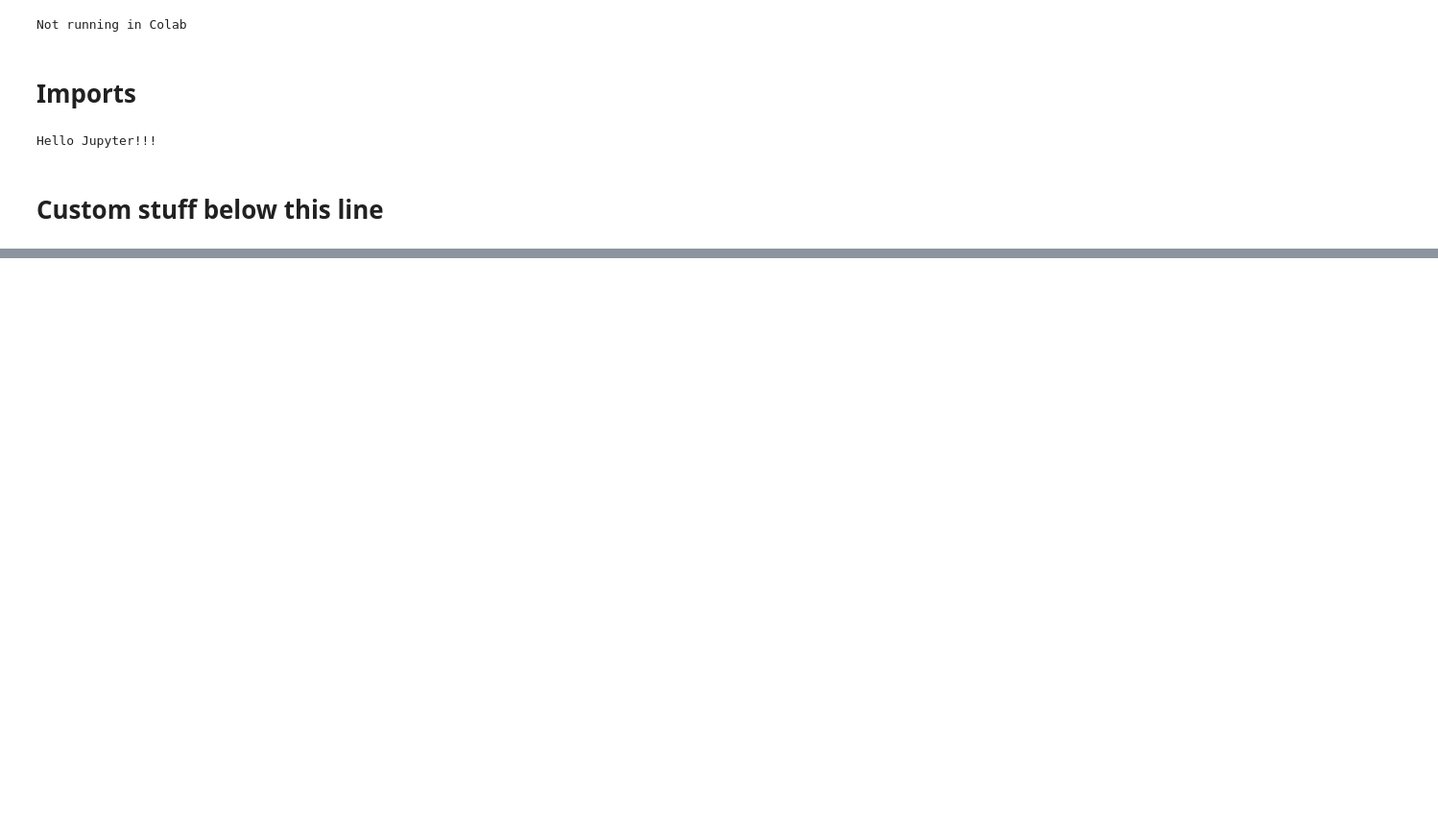
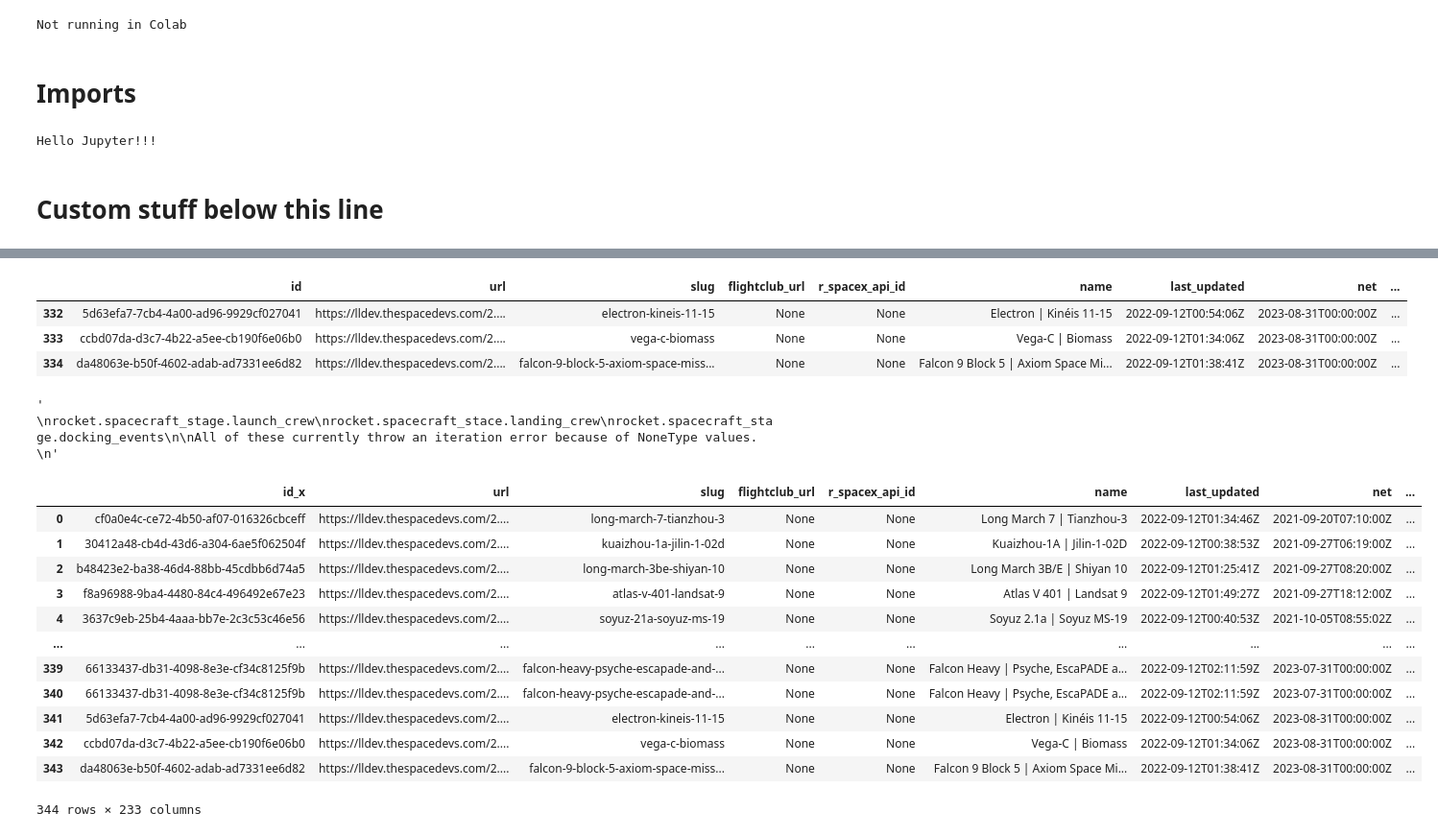
Before and after one commit to Victor4X/datavis-project, a Jupyter notebook: visualization/launches.ipynb, the cells around one changed output, grey strips where cells are left out. Shown: that part at 96% size. Drawn from its saved outputs; the diff is of its cells as text; code cells hidden in the pictures; blank space fills up the shorter version.

```diff
--- a/visualization/launches.ipynb
+++ b/visualization/launches.ipynb
@@ -78 +73,9 @@ AttributeError: 'list' object has no attribute 'keys'
+# %%
+launch_df = pd.json_normalize(file, max_level=5)
+launch_df.drop(['updates', 'vidURLs', 'program', 'mission_patches', 'infoURLs', 'rocket.configuration.program', 'rocket.launcher_stage', 'rocket.spacecraft_stage.launch_crew', 'rocket.spacecraft_stage.onboard_crew', 'rocket.spacecraft_stage.landing_crew', 'rocket.spacecraft_stage.docking_events'], axis=1, inplace=True)
+# %% [output]
+|  | id | url | slug | flightclub_url | r_spacex_api_id | name | last_updated | net | ... |
+| 332 | 5d63efa7-7cb4-4a00-ad96-9929cf027041 | https://lldev.thespacedevs.com/2.... | electron-kineis-11-15 | None | None | Electron | Kinéis 11-15 | 2022-09-12T00:54:06Z | 2023-08-31T00:00:00Z | ... |
+| 333 | ccbd07da-d3c7-4b22-a5ee-cb190f6e06b0 | https://lldev.thespacedevs.com/2.... | vega-c-biomass | None | None | Vega-C | Biomass | 2022-09-12T01:34:06Z | 2023-08-31T00:00:00Z | ... |
+| 334 | da48063e-b50f-4602-adab-ad7331ee6d82 | https://lldev.thespacedevs.com/2.... | falcon-9-block-5-axiom-space-miss... | None | None | Falcon 9 Block 5 | Axiom Space Mi... | 2022-09-12T01:38:41Z | 2023-08-31T00:00:00Z | ... |
 # %%
@@ -80 +90,47 @@ df = pd.json_normalize(file, record_path='updates')
+# %%
+program_agencies_df = pd.json_normalize(file, record_path=['program', 'agencies'], meta=['id', ['program', 'id']], meta_prefix='launch.')
+# %%
+mission_patches_df = pd.json_normalize(file, record_path=['mission_patches'], meta=['id'], meta_prefix='launch.')
+# %%
+rocket_config_df = pd.json_normalize(file, record_path=['rocket', 'configuration', 'program'], meta=['id', ['rocket', 'id']], meta_prefix='launch.')
+rocket_config_df.drop(['agencies', 'mission_patches'], axis=1, inplace=True)
+rocket_config_program_agencies_df = pd.json_normalize(file, record_path=['rocket','configuration', 'program', 'agencies'], meta=['id', ['program', 'id']], meta_prefix='launch.')
+rocket_config_program_mission_patches_df = pd.json_normalize(file, record_path=['rocket','configuration', 'program', 'mission_patches'], meta=['id', ['program', 'id']], meta_prefix='launch.')
+# %%
+rocket_launcher_stage_df = pd.json_normalize(file, record_path=['rocket', 'launcher_stage'], meta=['id'], meta_prefix='launch.')
+# %%
+"""
+rocket.spacecraft_stage.launch_crew
+rocket.spacecraft_stace.landing_crew
+rocket.spacecraft_stage.docking_events
+
+All of these currently throw an iteration error because of NoneType values.
+"""
+# %% [output]
+' \nrocket.spacecraft_stage.launch_crew\nrocket.spacecraft_stace.landing_crew\nrocket.spacecraft_stage.docking_events\n\nAll of these currently throw an iteration error because of NoneType values. \n'
+# %%
+launch_df.merge(updates_df, left_on='id', right_on='launch.id', how='outer')
+launch_df.merge(vidURLs_df, left_on='id', right_on='launch.id', how='outer')
+launch_df.merge(infoURLs_df, left_on='id', right_on='launch.id', how='outer')
+launch_df.merge(program_df, left_on='id', right_on='launch.id', how='outer')
+launch_df.merge(program_agencies_df, left_on='id', right_on='launch.id', how='outer')
+launch_df.merge(mission_patches_df, left_on='id', right_on='launch.id', how='outer')
+launch_df.merge(rocket_config_df, left_on='id', right_on='launch.id', how='outer')
+launch_df.merge(rocket_config_program_agencies_df, left_on='id', right_on='launch.id', how='outer')
+launch_df.merge(rocket_config_program_mission_patches_df, left_on='id', right_on='launch.id', how='outer')
+launch_df.merge(rocket_launcher_stage_df, left_on='id', right_on='launch.id', how='outer')
+# %% [output]
+|  | id_x | url | slug | flightclub_url | r_spacex_api_id | name | last_updated | net | ... |
+| 0 | cf0a0e4c-ce72-4b50-af07-016326cbceff | https://lldev.thespacedevs.com/2.... | long-march-7-tianzhou-3 | None | None | Long March 7 | Tianzhou-3 | 2022-09-12T01:34:46Z | 2021-09-20T07:10:00Z | ... |
+| 1 | 30412a48-cb4d-43d6-a304-6ae5f062504f | https://lldev.thespacedevs.com/2.... | kuaizhou-1a-jilin-1-02d | None | None | Kuaizhou-1A | Jilin-1-02D | 2022-09-12T00:38:53Z | 2021-09-27T06:19:00Z | ... |
+| 2 | b48423e2-ba38-46d4-88bb-45cdbb6d74a5 | https://lldev.thespacedevs.com/2.... | long-march-3be-shiyan-10 | None | None | Long March 3B/E | Shiyan 10 | 2022-09-12T01:25:41Z | 2021-09-27T08:20:00Z | ... |
+| 3 | f8a96988-9ba4-4480-84c4-496492e67e23 | https://lldev.thespacedevs.com/2.... | atlas-v-401-landsat-9 | None | None | Atlas V 401 | Landsat 9 | 2022-09-12T01:49:27Z | 2021-09-27T18:12:00Z | ... |
+| 4 | 3637c9eb-25b4-4aaa-bb7e-2c3c53c46e56 | https://lldev.thespacedevs.com/2.... | soyuz-21a-soyuz-ms-19 | None | None | Soyuz 2.1a | Soyuz MS-19 | 2022-09-12T00:40:53Z | 2021-10-05T08:55:02Z | ... |
+| ... | ... | ... | ... | ... | ... | ... | ... | ... | ... |
+| 339 | 66133437-db31-4098-8e3e-cf34c8125f9b | https://lldev.thespacedevs.com/2.... | falcon-heavy-psyche-escapade-and-... | None | None | Falcon Heavy | Psyche, EscaPADE a... | 2022-09-12T02:11:59Z | 2023-07-31T00:00:00Z | ... |
+| 340 | 66133437-db31-4098-8e3e-cf34c8125f9b | https://lldev.thespacedevs.com/2.... | falcon-heavy-psyche-escapade-and-... | None | None | Falcon Heavy | Psyche, EscaPADE a... | 2022-09-12T02:11:59Z | 2023-07-31T00:00:00Z | ... |
+| 341 | 5d63efa7-7cb4-4a00-ad96-9929cf027041 | https://lldev.thespacedevs.com/2.... | electron-kineis-11-15 | None | None | Electron | Kinéis 11-15 | 2022-09-12T00:54:06Z | 2023-08-31T00:00:00Z | ... |
+| 342 | ccbd07da-d3c7-4b22-a5ee-cb190f6e06b0 | https://lldev.thespacedevs.com/2.... | vega-c-biomass | None | None | Vega-C | Biomass | 2022-09-12T01:34:06Z | 2023-08-31T00:00:00Z | ... |
+| 343 | da48063e-b50f-4602-adab-ad7331ee6d82 | https://lldev.thespacedevs.com/2.... | falcon-9-block-5-axiom-space-miss... | None | None | Falcon 9 Block 5 | Axiom Space Mi... | 2022-09-12T01:38:41Z | 2023-08-31T00:00:00Z | ... |
+344 rows × 233 columns
 # %%
```
Also changed, not shown: parts of 13 cells of this notebook.
